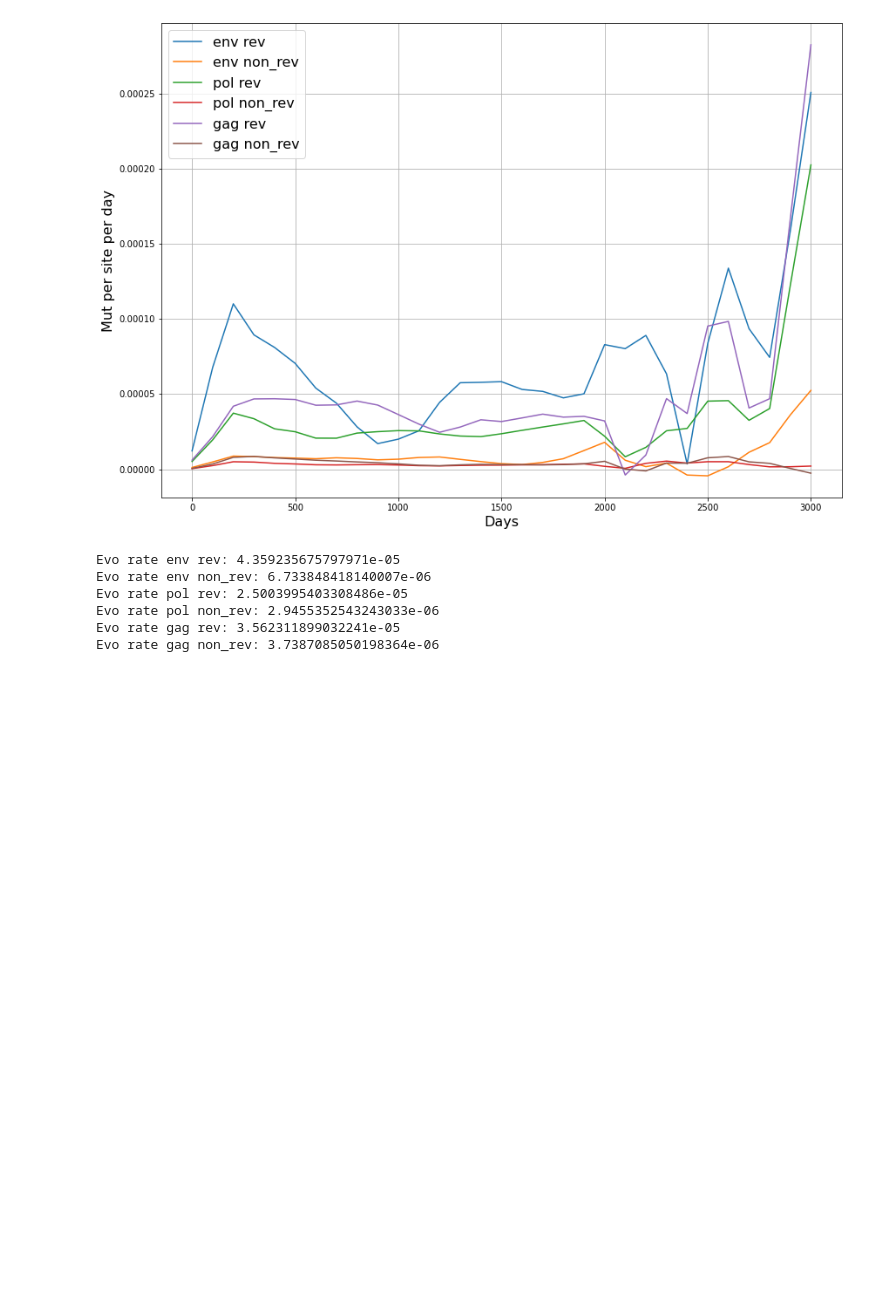
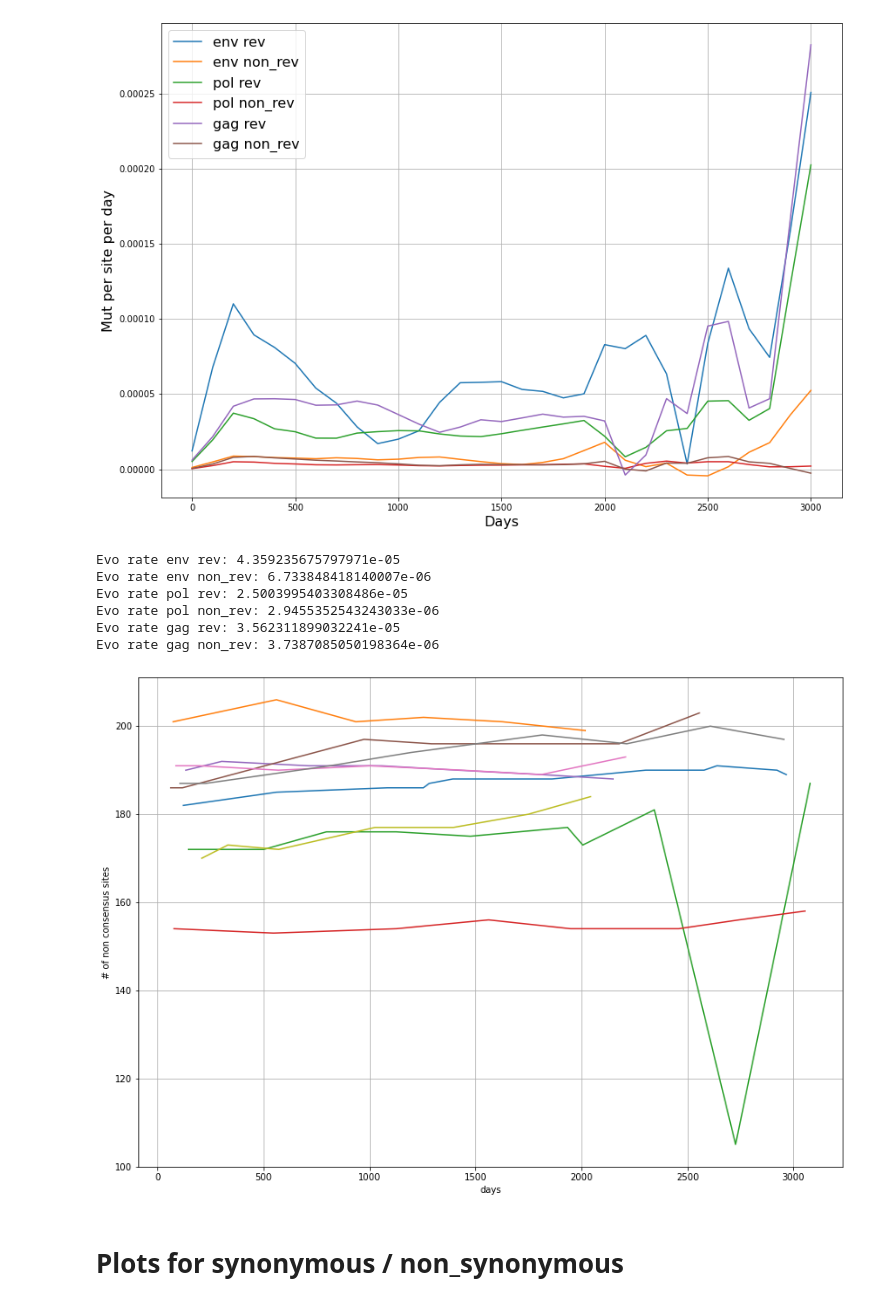
Before and after one commit to neherlab/HIVEVO_recombination, a Jupyter notebook: notebooks/paper_draft/divergence.ipynb, the cells around one changed output. Cells and saved outputs as stored; diff of their text form; code cells hidden in the pictures; blank space fills up the shorter version.

```diff
--- a/notebooks/paper_draft/divergence.ipynb
+++ b/notebooks/paper_draft/divergence.ipynb
@@ -203,3 +205,35 @@ Evo rate pol rev: 2.5003995403308486e-05
 Evo rate pol non_rev: 2.9455352543243033e-06
 Evo rate gag rev: 3.562311899032241e-05
 Evo rate gag non_rev: 3.7387085050198364e-06
+# %%
+# Number of non consensus sites per patient
+from hivevo.patients import Patient
+from hivevo.HIVreference import HIVreference
+import trajectory
+
+
+
+patient_names = ["p1", "p2", "p3", "p4", "p5", "p6", "p8", "p9", "p11"]
+region = "pol"
+
+plt.figure(figsize=(14,10))
+for patient in patient_names:
+    patient = Patient.load(patient)
+    aft = patient.get_allele_frequency_trajectories(region)
+    ref = HIVreference(subtype="any")
+    reversion_mask = trajectory.get_reversion_map(patient, region, aft, ref)
+    reversion_mask = np.tile(reversion_mask, (aft.shape[0], 1, 1))
+    aft2 = np.reshape(aft[reversion_mask], (aft.shape[0], -1))
+
+    nb_non_consensus = []
+    for ii in range(aft.shape[0]):
+        nb_non_consensus += [np.sum(aft2[ii, :] < 0.5, dtype=int)]
+    plt.plot(patient.dsi, nb_non_consensus)
+plt.grid()
+plt.xlabel("days")
+plt.ylabel("# of non consensus sites")
+plt.show()
+# %% [output]
+[figure, added]
+# %% [markdown]
+# Plots for synonymous / non_synonymous
```
Also changed, not shown: parts of 12 cells of this notebook, 1 other file.
